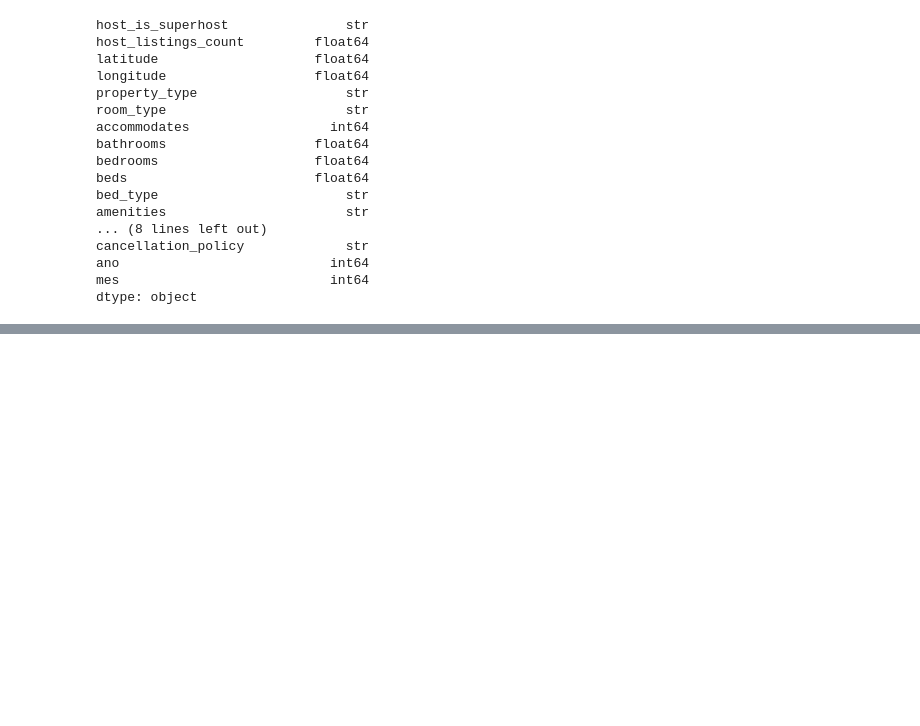
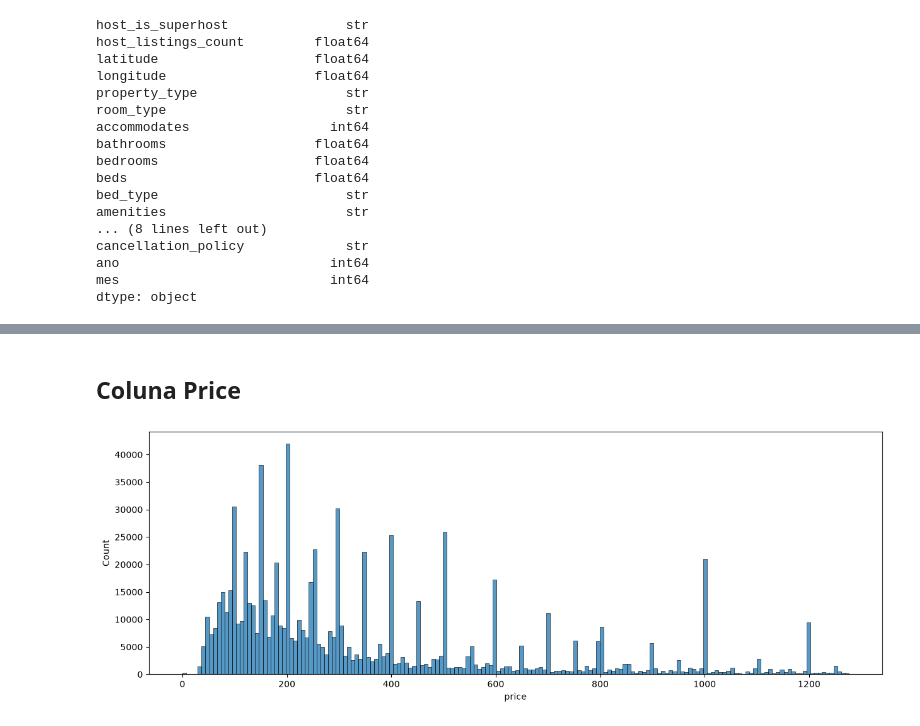
Before and after one commit to caioluizribeirochaves/Projeto-Data-Science, a Jupyter notebook: Solucao-Airbnb-Rio.ipynb, the cells around one changed output, grey strips where cells are left out. Cells and saved outputs as stored; diff of their text form; code cells hidden in the pictures; blank space fills up the shorter version.

```diff
--- a/Solucao-Airbnb-Rio.ipynb
+++ b/Solucao-Airbnb-Rio.ipynb
@@ -166,0 +214,6 @@ dtype: object
+# %% [markdown]
+## Coluna Price
+# %%
+histograma(base_airbnb['price'])
+# %% [output]
+[figure, added]
```
Also changed, not shown: parts of 11 cells of this notebook.
